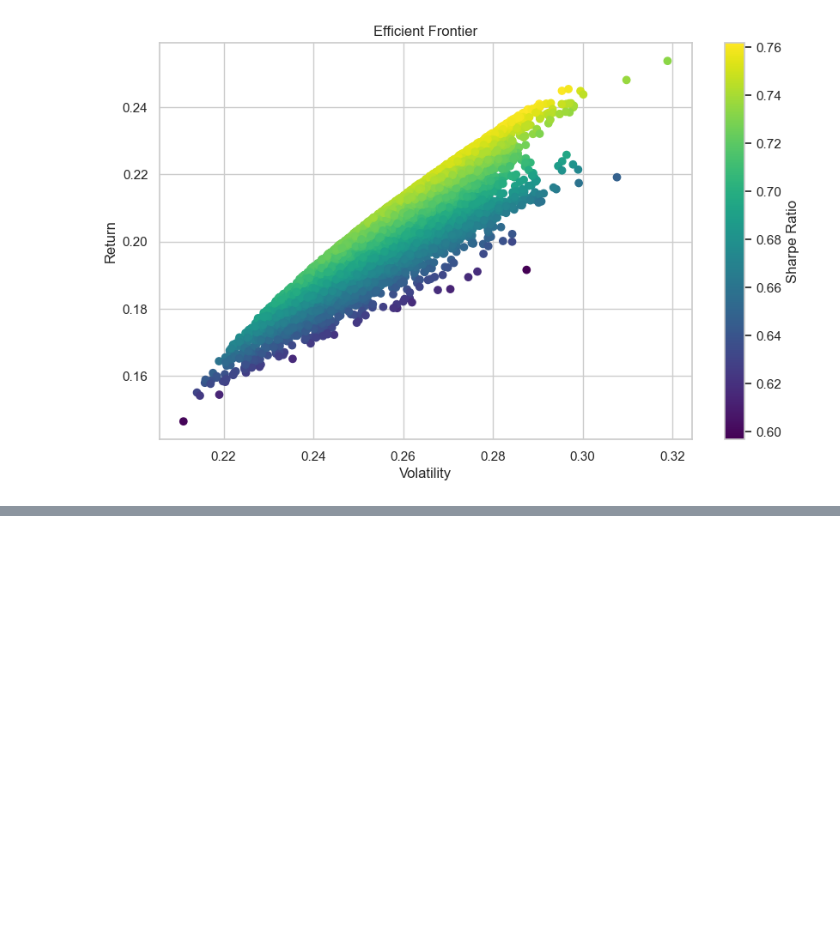
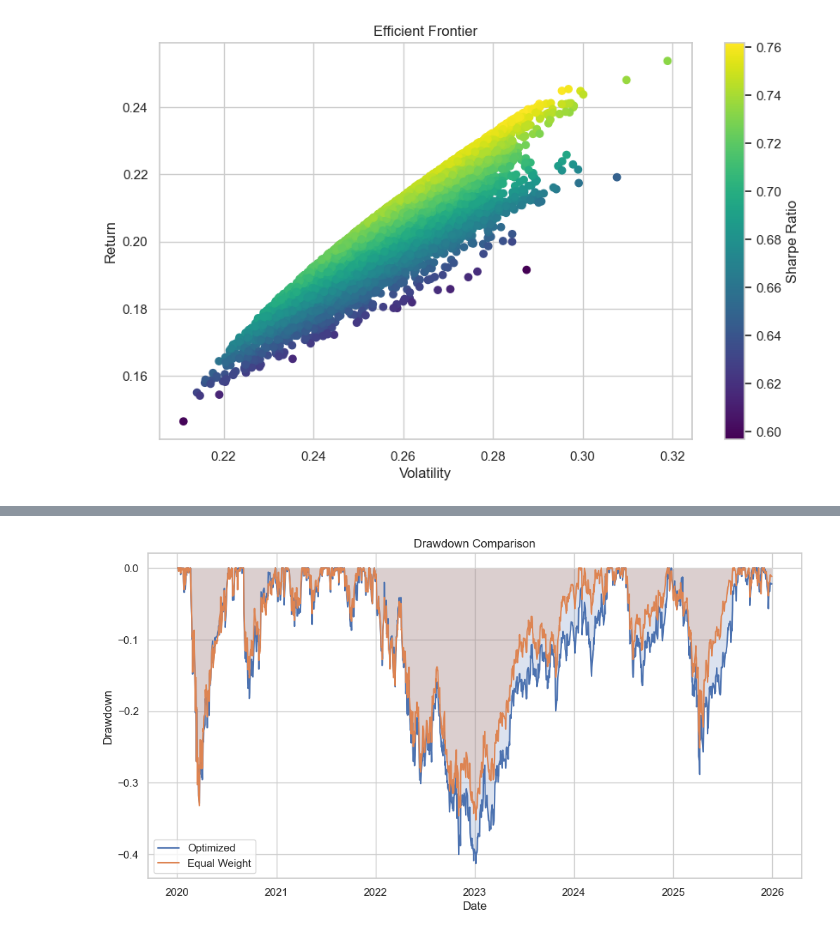
Before and after one commit to KartikMehra22/monte-carlo-portfolio-optimization, a Jupyter notebook: notebooks/portfolio_optimization.ipynb, the cells around one changed output, grey strips where cells are left out. Saved outputs shown, nothing was run; the diff lists cells and outputs as text; code cells hidden in the pictures; blank space fills up the shorter version.

```diff
--- a/notebooks/portfolio_optimization.ipynb
+++ b/notebooks/portfolio_optimization.ipynb
@@ -770,0 +818,30 @@ plt.show()
+# %%
+# Equal weight portfolio returns
+equal_portfolio_returns = returns @ equal_weights
+
+# Compute drawdowns
+def compute_drawdown(ret_series):
+    cum = (1 + ret_series).cumprod()
+    peak = cum.cummax()
+    dd = (cum - peak) / peak
+    return dd
+
+dd_opt = compute_drawdown(portfolio_returns)
+dd_eq = compute_drawdown(equal_portfolio_returns)
+
+plt.figure(figsize=(12,6))
+
+plt.plot(dd_opt, label="Optimized")
+plt.plot(dd_eq, label="Equal Weight")
+
+plt.fill_between(dd_opt.index, dd_opt, 0, alpha=0.2)
+plt.fill_between(dd_eq.index, dd_eq, 0, alpha=0.2)
+
+plt.title("Drawdown Comparison")
+plt.ylabel("Drawdown")
+plt.xlabel("Date")
+plt.legend()
+
+plt.show()
+# %% [output]
+[figure, added]
```
Also changed, not shown: parts of 5 cells of this notebook.
